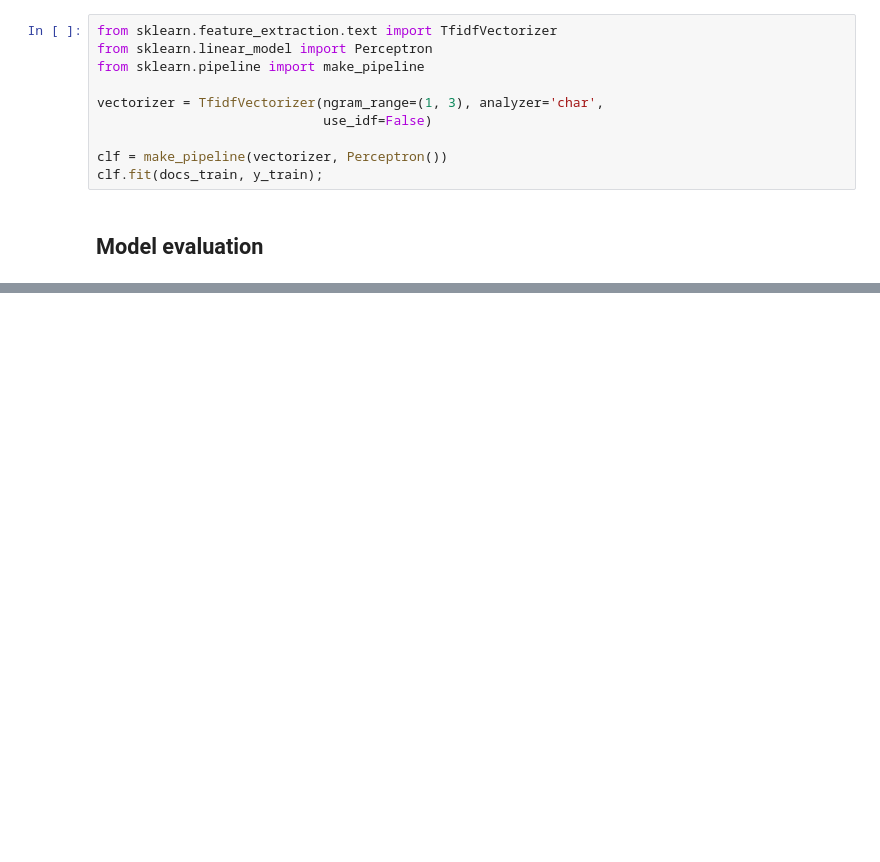
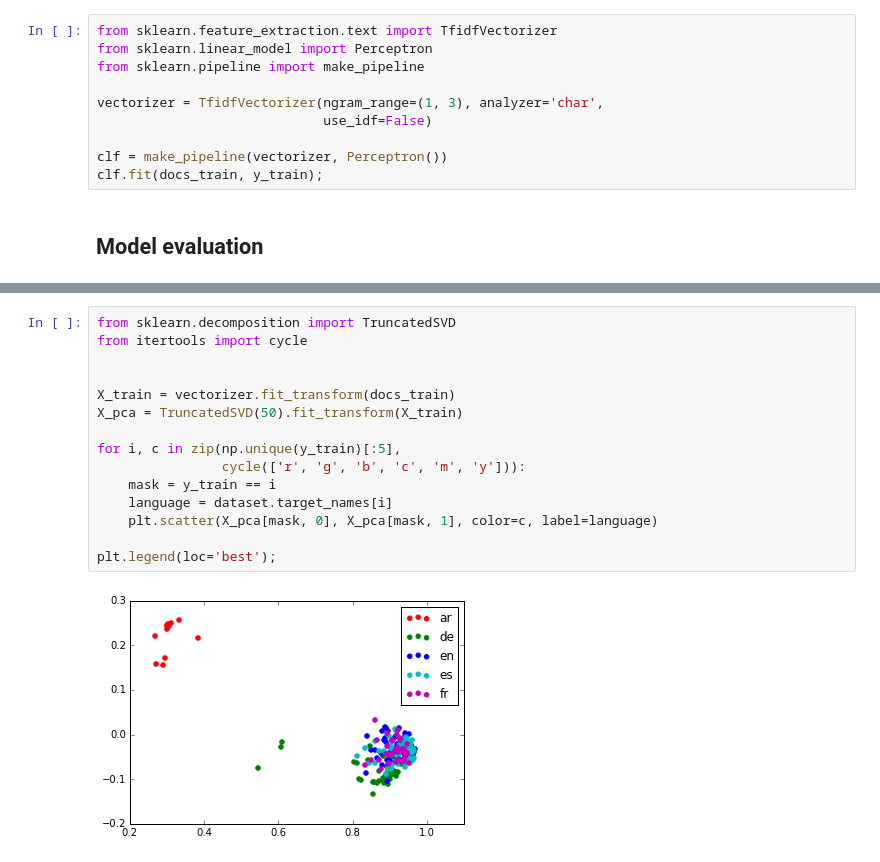
Before and after one commit to ogrisel/notebooks, a Jupyter notebook: sklearn_demos/Language Classification.ipynb, the cells around one changed output, grey strips where cells are left out. Saved outputs shown, nothing was run; the diff lists cells and outputs as text; blank space fills up the shorter version.

```diff
--- a/sklearn_demos/Language Classification.ipynb
+++ b/sklearn_demos/Language Classification.ipynb
@@ -44,0 +79,17 @@ print(classification_report(y_test, y_predicted,
+# %%
+from sklearn.decomposition import TruncatedSVD
+from itertools import cycle
+
+
+X_train = vectorizer.fit_transform(docs_train)
+X_pca = TruncatedSVD(50).fit_transform(X_train)
+
+for i, c in zip(np.unique(y_train)[:5],
+                cycle(['r', 'g', 'b', 'c', 'm', 'y'])):
+    mask = y_train == i
+    language = dataset.target_names[i]
+    plt.scatter(X_pca[mask, 0], X_pca[mask, 1], color=c, label=language)
+
+plt.legend(loc='best');
+# %% [output]
+[figure, added]
```
Also changed, not shown: parts of 6 cells of this notebook, 2 other files.
